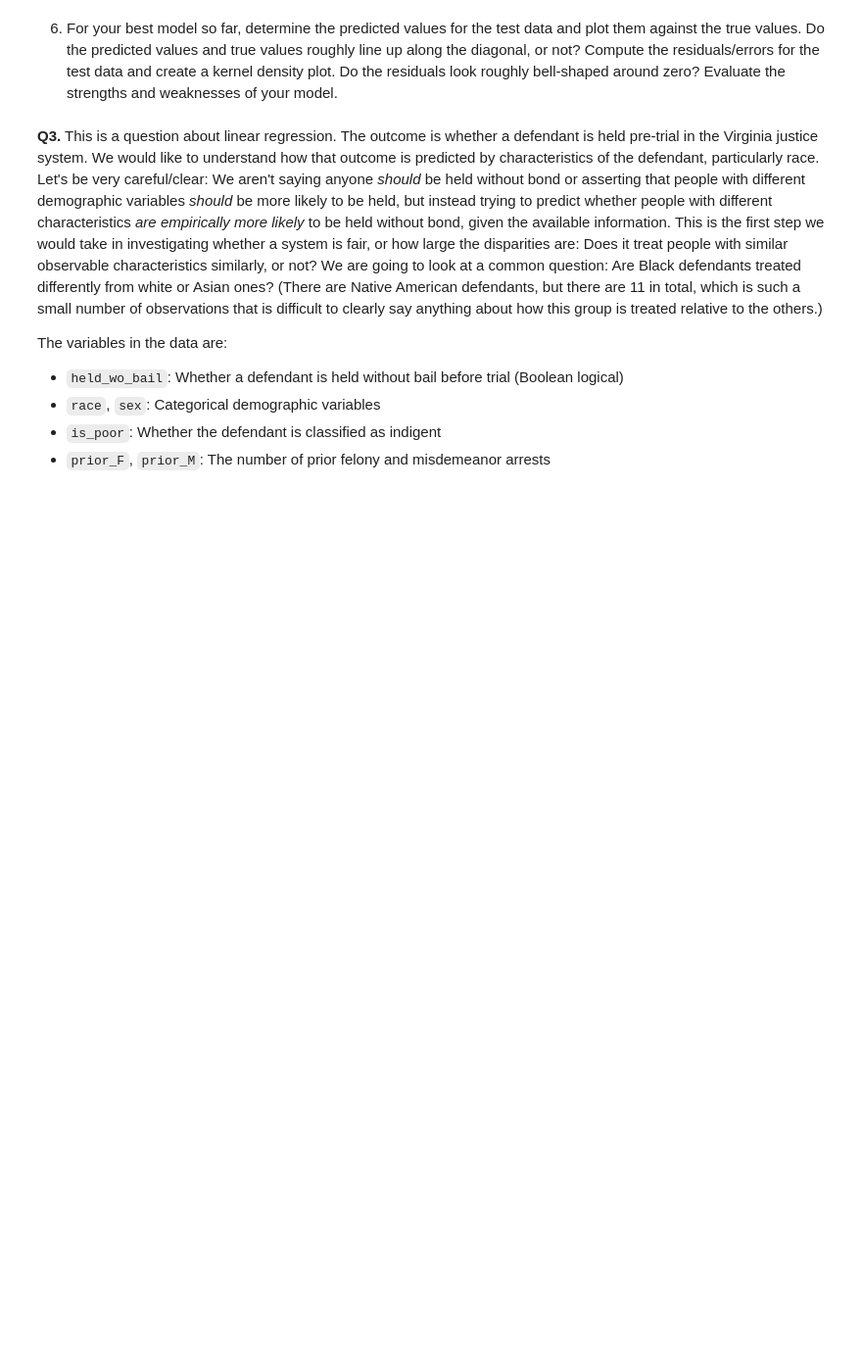
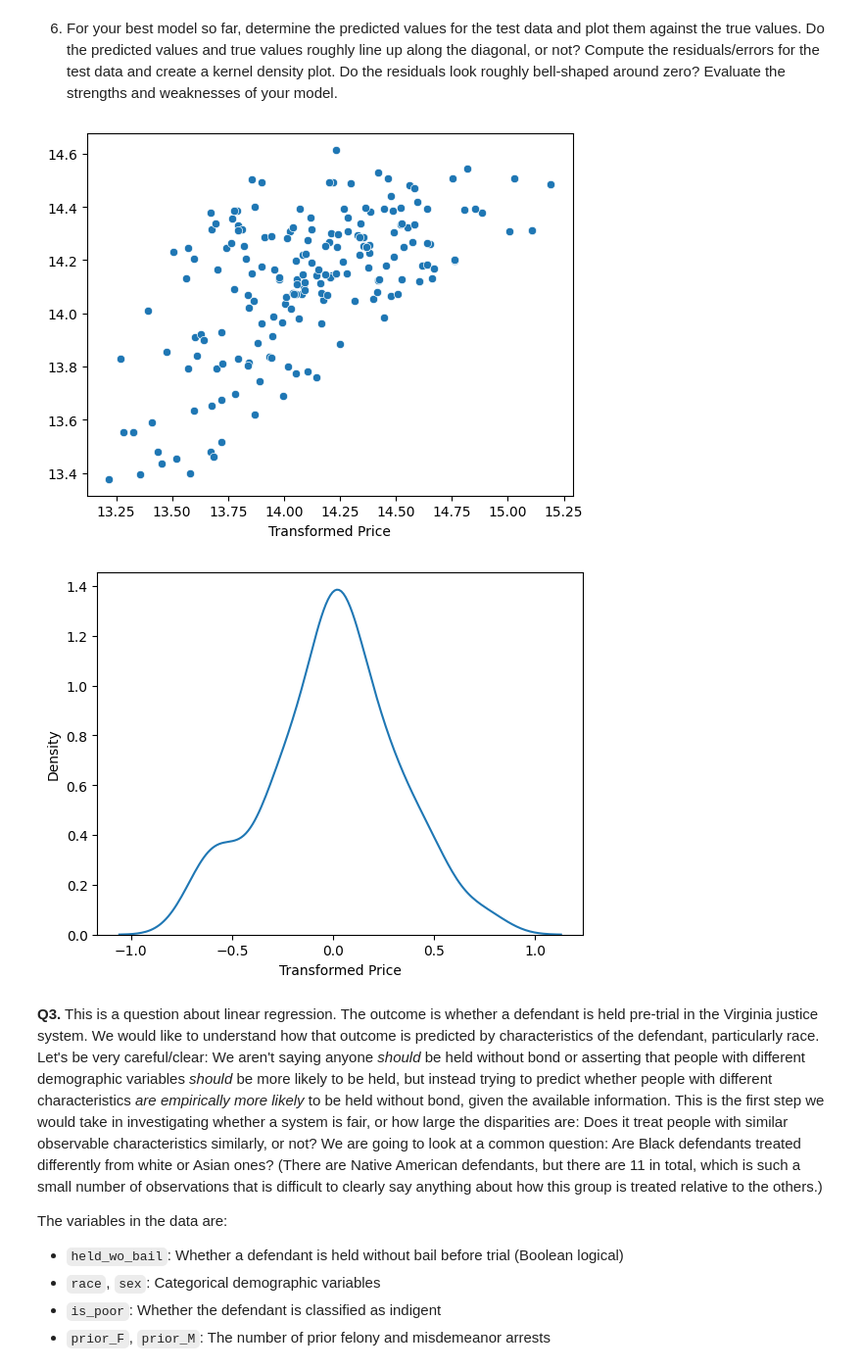
Before and after one commit to JulianKrese/linearRegression, a Jupyter notebook: assignment.ipynb, the cells around one changed output. Shown: that part at 98% size. Drawn from its saved outputs; the diff is of its cells as text; code cells hidden in the pictures; blank space fills up the shorter version.

```diff
--- a/assignment.ipynb
+++ b/assignment.ipynb
@@ -439,5 +444,35 @@ RMSE for both = 5407895.046155941
 # %% [markdown]
 6. For your best model so far, determine the predicted values for the test data and plot them against the true values. Do the predicted values and true values roughly line up along the diagonal, or not? Compute the residuals/errors for the test data and create a kernel density plot. Do the residuals look roughly bell-shaped around zero? Evaluate the strengths and weaknesses of your model.
+# %%
+import matplotlib.pyplot as plt
+
+### doing numerics cause it performed best (equally to d = 2 for all vars)
+numerics_regression = linear_model.LinearRegression().fit(X_train_numerics, y_train)
+y_hat_numerics = numerics_regression.predict(X_test_numerics)
+residuals = y_test - y_hat_numerics
+
+sns.scatterplot(x=y_test,y=y_hat_numerics)
+plt.show()
+
+### somewhat along the slope but not great
+# there probably exists a better linear regression model and maybe my seed was
+# bad for the split, which lead to my combined variables linear regression not
+# performing well, and so this actually isn't the best but was the best from my
+# personal results
+
+sns.kdeplot(residuals)
+plt.show()
+
+### fairly unimodal and bell shaped around the center, a little bit of a sharper
+# spike in the middle than desired but not increidbly so
+
+# I think a strength of my model is the simplicity because it is only numerics.
+# However, I think this is also my weakness as the lack of complexity in the
+# means I don't consider any categorical variables that should ultimately
+# increase my accuracy
+# %% [output]
+[figure, added]
+[figure, added]
 # %% [markdown]
 **Q3.** This is a question about linear regression. The outcome is whether a defendant is held pre-trial in the Virginia justice system. We would like to understand how that outcome is predicted by characteristics of the defendant, particularly race. Let's be very careful/clear: We aren't saying anyone *should* be held without bond or asserting that people with different demographic variables *should* be more likely to be held, but instead trying to predict whether people with different characteristics *are empirically more likely* to be held without bond, given the available information. This is the first step we would take in investigating whether a system is fair, or how large the disparities are: Does it treat people with similar observable characteristics similarly, or not? We are going to look at a common question: Are Black defendants treated differently from white or Asian ones? (There are Native American defendants, but there are 11 in total, which is such a small number of observations that is difficult to clearly say anything about how this group is treated relative to the others.)
 
```
Also changed, not shown: parts of 3 cells of this notebook.
